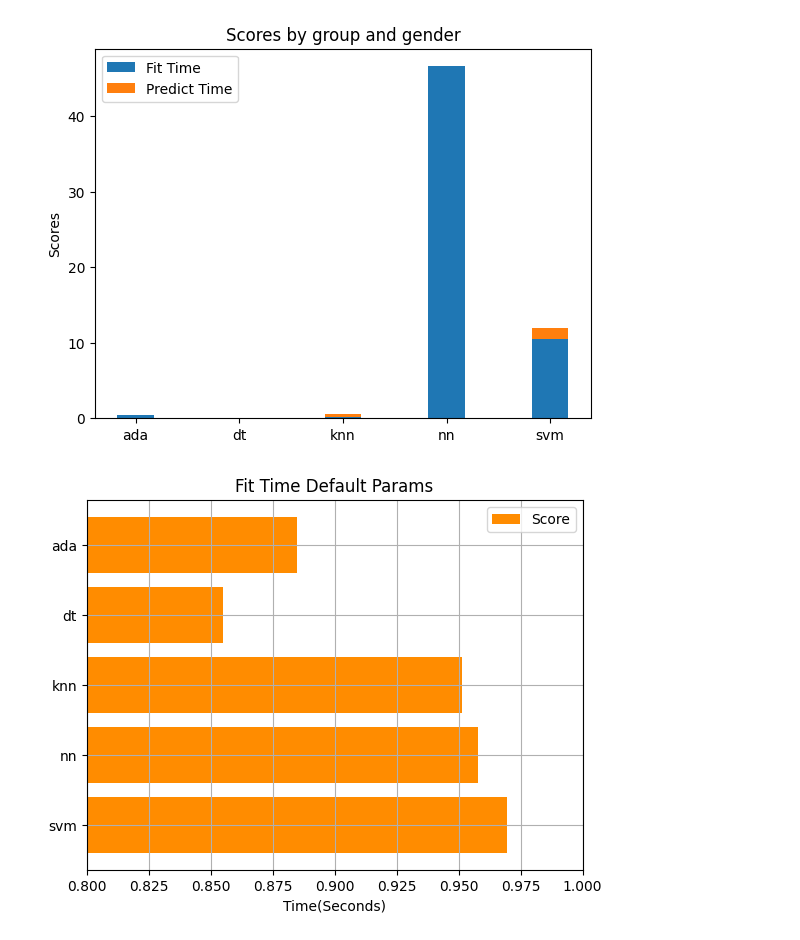
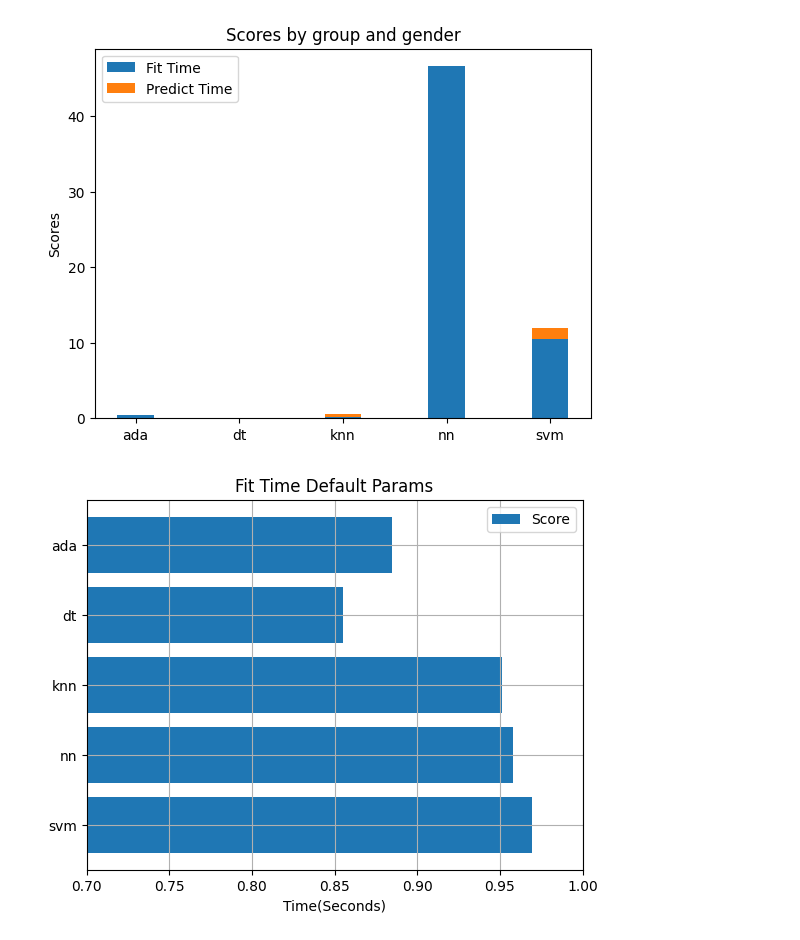
Before and after one commit to nitesh2104/ML, a Jupyter notebook: Supervised-Learning/comparison.ipynb, the cells around one changed output. Saved outputs shown, nothing was run; the diff lists cells and outputs as text; code cells hidden in the pictures.

```diff
--- a/Supervised-Learning/comparison.ipynb
+++ b/Supervised-Learning/comparison.ipynb
@@ -133,27 +133,27 @@ plt.show()
 # %%
 lists1 = sorted(dataset_price_score.items())
 x1, y1 = zip(*lists1)
 
 lists2 = sorted(dataset_income_score.items())
 x2, y2 = zip(*lists2)
 
 
 plt.rcdefaults()
 fig, ax = plt.subplots()
 
-ax.barh(x1, y1, label="Score", color="darkorange", align='center')
+ax.barh(x1, y1, label="Score", align='center')
 ax.set_yticks(y_pos)
 ax.set_yticklabels(people)
-ax.set_xlim([0.8, 1.0])
+ax.set_xlim([0.7, 1.0])
 ax.invert_yaxis()
 ax.set_xlabel('Time(Seconds)')
 ax.set_title('Fit Time Default Params')
 plt.grid()
 plt.legend()
 plt.savefig(os.getcwd() + '/comparison/d_score_price.png')
 plt.show()
 # %% [output]
-[figure, old version]
+[figure, new version]
 # %%
 plt.rcdefaults()
 fig, ax = plt.subplots()
```
Also changed, not shown: parts of 1 cell of this notebook, 3 other files.
